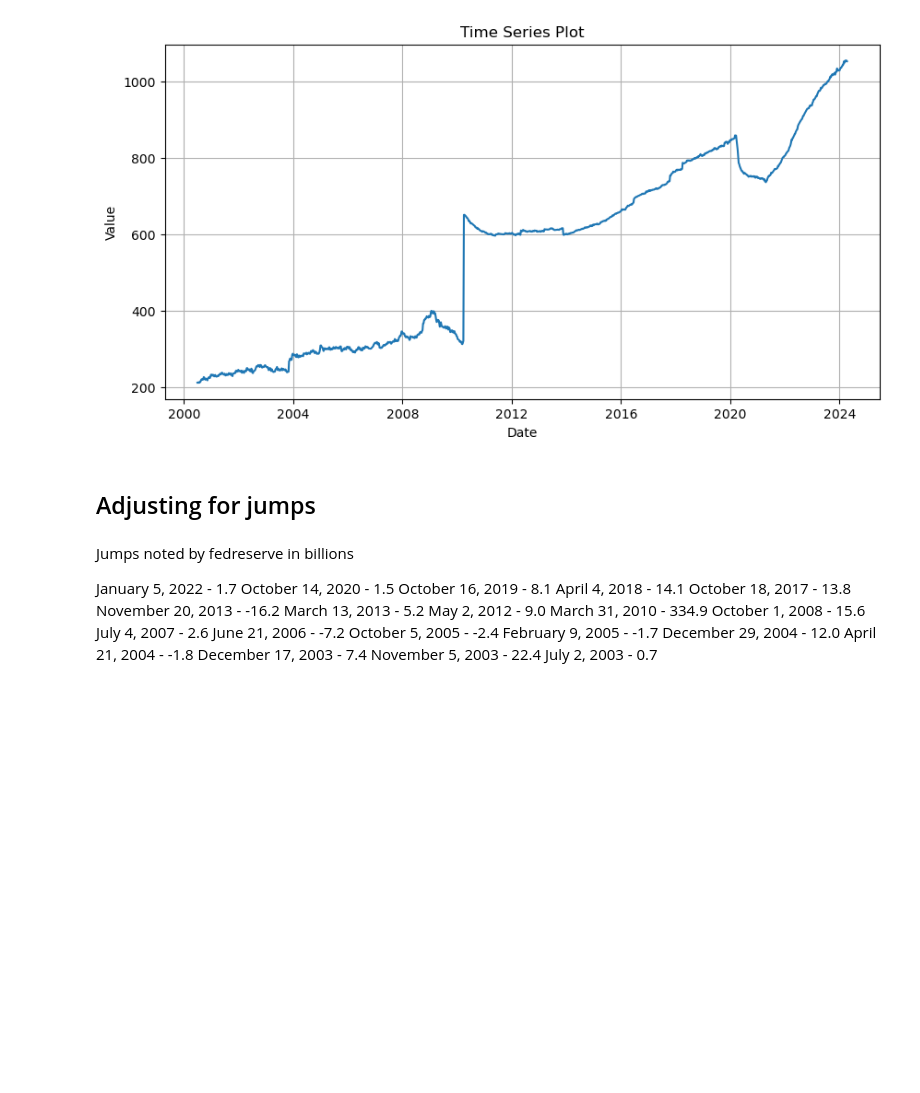
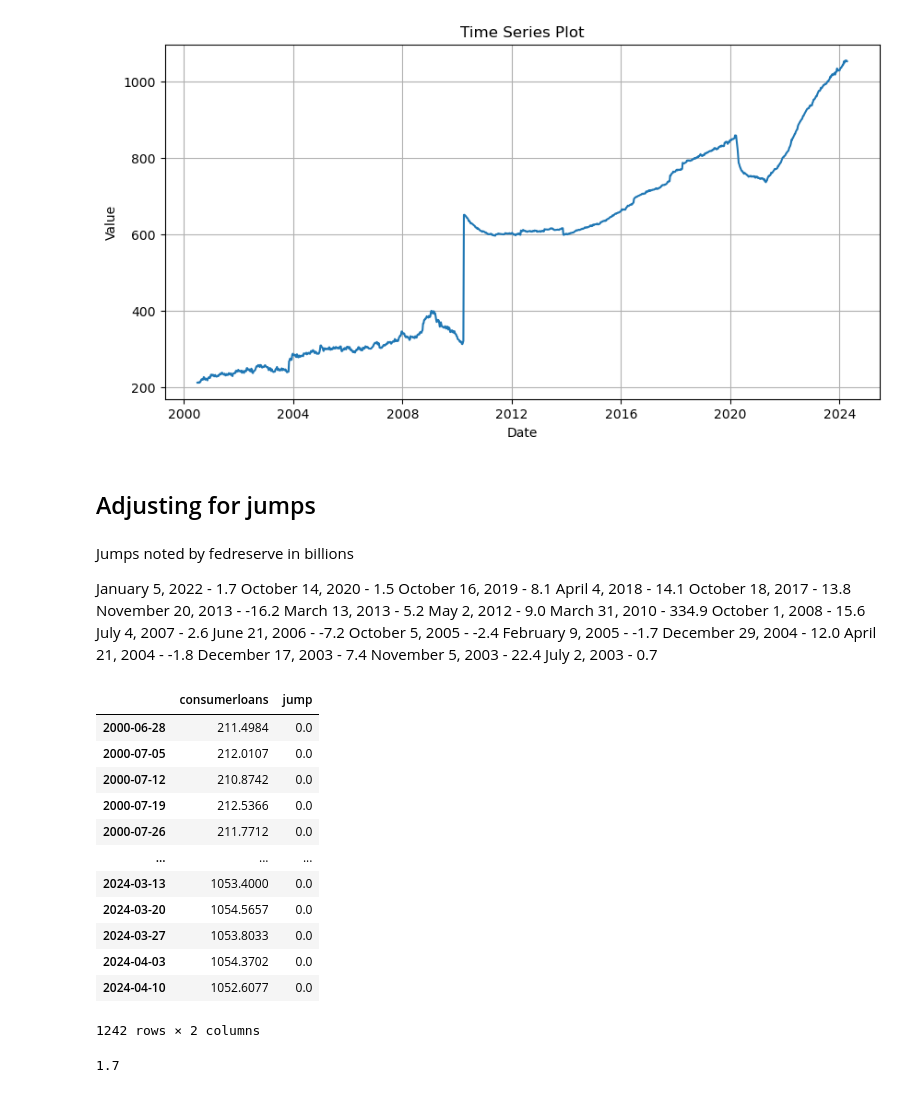
Before and after one commit to evanglas/forecasting-project, a Jupyter notebook: michael.ipynb, the cells around one changed output. Cells and saved outputs as stored; diff of their text form; code cells hidden in the pictures; blank space fills up the shorter version.

```diff
--- a/michael.ipynb
+++ b/michael.ipynb
@@ -61,0 +80,23 @@ July 2, 2003 - 0.7
+# %%
+consumerloans_clean = consumerloans_df.merge(jump_df, how='left', left_index=True, right_index=True)
+consumerloans_clean.rename(columns={'Value': 'jump'}, inplace=True)
+consumerloans_clean['jump'] = consumerloans_clean['jump'].fillna(0)
+consumerloans_clean
+# %% [output]
+|  | consumerloans | jump |
+| 2000-06-28 | 211.4984 | 0.0 |
+| 2000-07-05 | 212.0107 | 0.0 |
+| 2000-07-12 | 210.8742 | 0.0 |
+| 2000-07-19 | 212.5366 | 0.0 |
+| 2000-07-26 | 211.7712 | 0.0 |
+| ... | ... | ... |
+| 2024-03-13 | 1053.4000 | 0.0 |
+| 2024-03-20 | 1054.5657 | 0.0 |
+| 2024-03-27 | 1053.8033 | 0.0 |
+| 2024-04-03 | 1054.3702 | 0.0 |
+| 2024-04-10 | 1052.6077 | 0.0 |
+1242 rows × 2 columns
+# %%
+consumerloans_clean.loc['2022-01-05', 'jump']
+# %% [output]
+1.7
```
Also changed, not shown: parts of 9 cells of this notebook.
